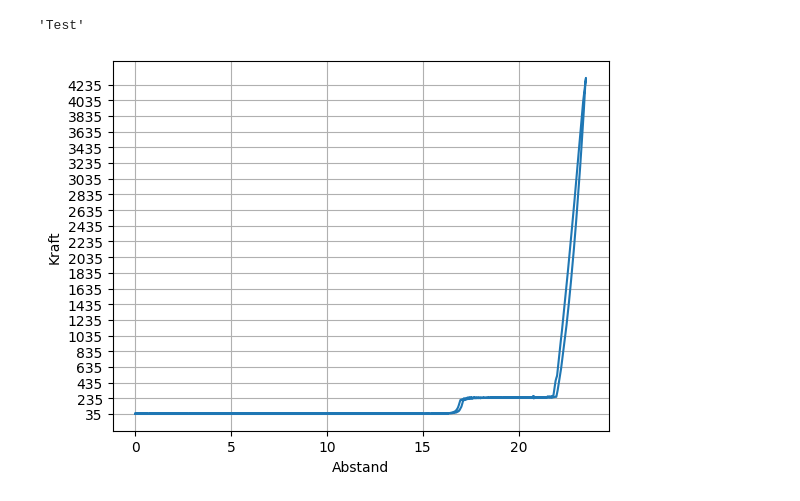
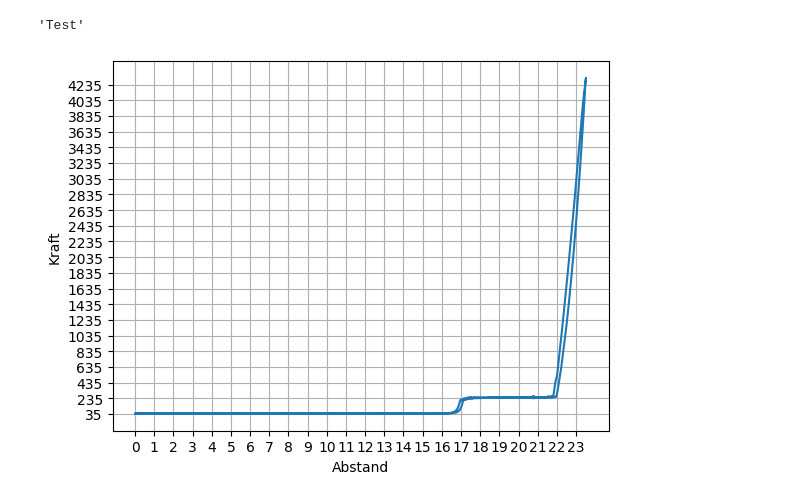
Before and after one commit to nmtr00/Projektarbeit, a Jupyter notebook: Druckpruefstand.ipynb, the cells around one changed output. Cells and saved outputs as stored; diff of their text form; code cells hidden in the pictures.

```diff
--- a/Druckpruefstand.ipynb
+++ b/Druckpruefstand.ipynb
@@ -46,16 +46,16 @@ df['Zeit'] = pd.to_numeric(df['Zeit'])
 # %%
 plt.plot(df['Abstand'], df['Kraft'], linestyle = '-')
 plt.xlabel('Abstand')
 plt.ylabel('Kraft')
 
 # Set x-axis and y-axis grid resolution
-plt.xticks(range(int(min(df['Abstand'])), int(max(df['Abstand'])) + 1, 5))
+plt.xticks(range(int(min(df['Abstand'])), int(max(df['Abstand'])) + 1, 1))
 plt.yticks(range(int(min(df['Kraft'])), int(max(df['Kraft'])) + 1, 200))
 
 
 plt.grid(True)
 # %% [output]
-[figure, old version]
+[figure, new version]
 # %%
 plt.plot(df['Zeit'], df['Kraft'], linestyle = '-')
 plt.xlabel('Zeit')
```
Also changed, not shown: parts of 1 cell of this notebook, 13 other files.
